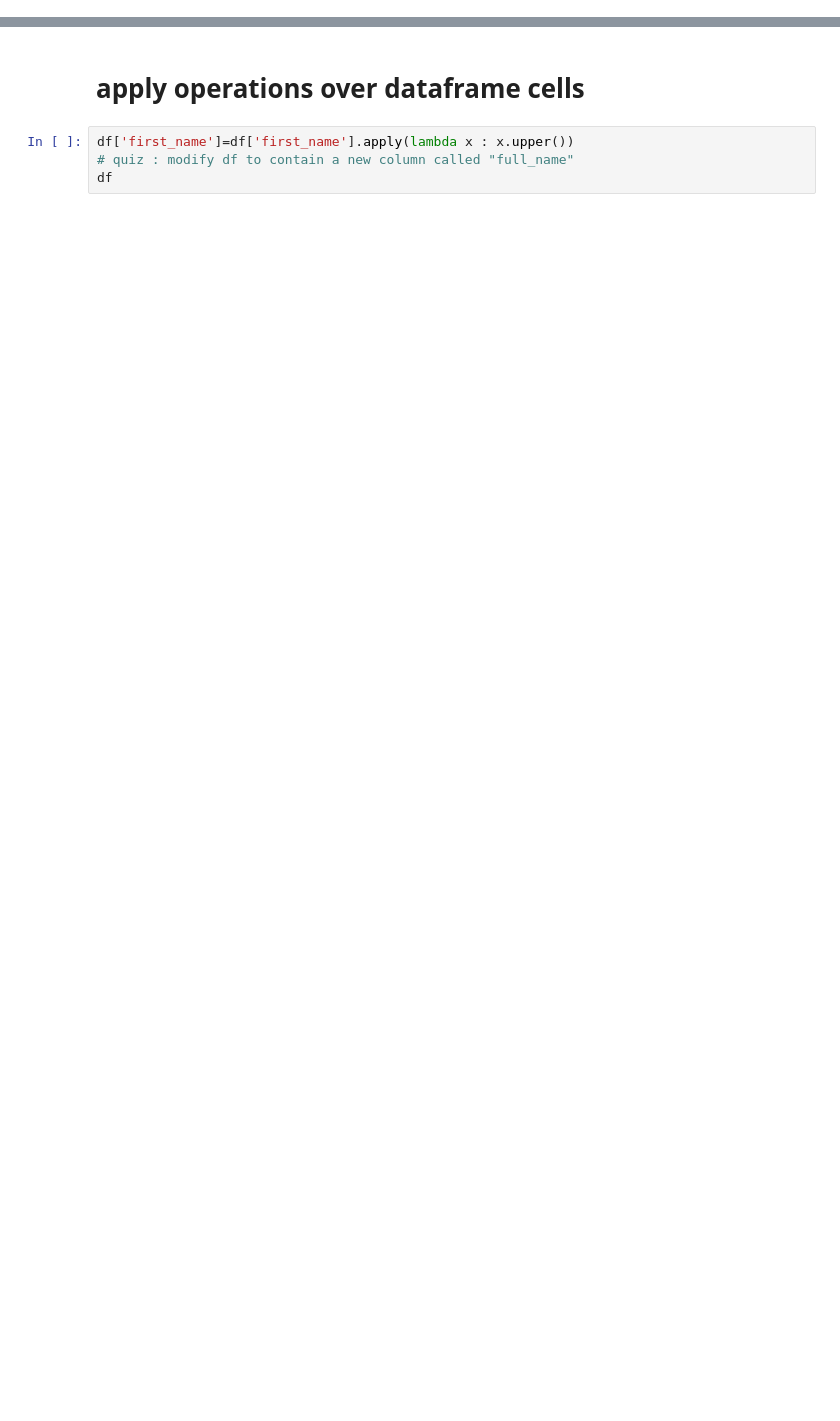
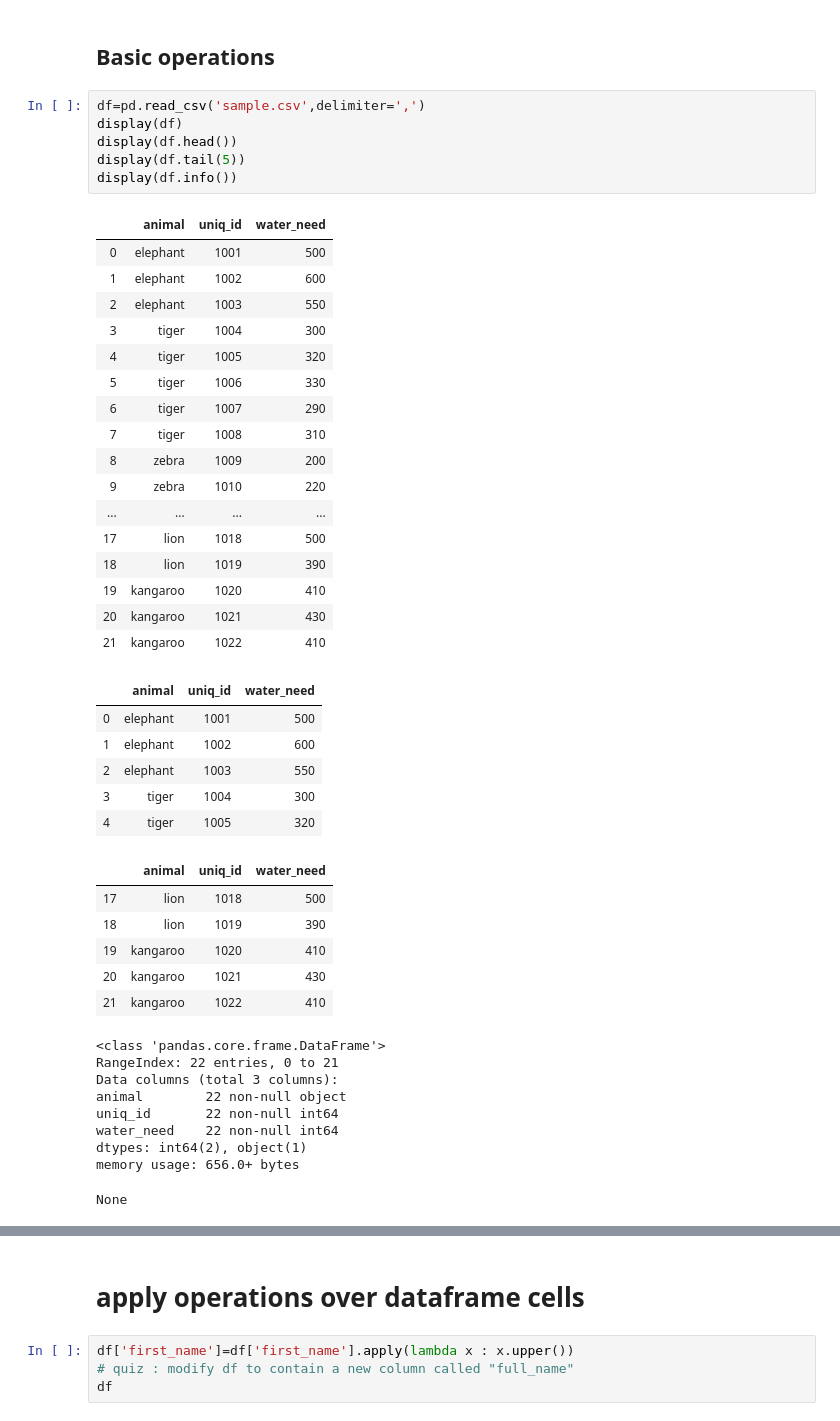
Before and after one commit to Mohamed209/machine-learning-course, a Jupyter notebook: Chapter_1_Data_science_basics/3_Pandas/pandas-tutorial.ipynb, the cells around one changed output, grey strips where cells are left out. Saved outputs shown, nothing was run; the diff lists cells and outputs as text; blank space fills up the shorter version.

Commit message:
added extra pandas examples

```diff
--- a/Chapter_1_Data_science_basics/3_Pandas/pandas-tutorial.ipynb
+++ b/Chapter_1_Data_science_basics/3_Pandas/pandas-tutorial.ipynb
@@ -3,0 +5,47 @@ import numpy as np
+# %% [markdown]
+## Basic operations
+# %%
+df=pd.read_csv('sample.csv',delimiter=',')
+display(df)
+display(df.head())
+display(df.tail(5))
+display(df.info())
+# %% [output]
+|  | animal | uniq_id | water_need |
+| 0 | elephant | 1001 | 500 |
+| 1 | elephant | 1002 | 600 |
+| 2 | elephant | 1003 | 550 |
+| 3 | tiger | 1004 | 300 |
+| 4 | tiger | 1005 | 320 |
+| 5 | tiger | 1006 | 330 |
+| 6 | tiger | 1007 | 290 |
+| 7 | tiger | 1008 | 310 |
+| 8 | zebra | 1009 | 200 |
+| 9 | zebra | 1010 | 220 |
+| ... | ... | ... | ... |
+| 17 | lion | 1018 | 500 |
+| 18 | lion | 1019 | 390 |
+| 19 | kangaroo | 1020 | 410 |
+| 20 | kangaroo | 1021 | 430 |
+| 21 | kangaroo | 1022 | 410 |
+|  | animal | uniq_id | water_need |
+| 0 | elephant | 1001 | 500 |
+| 1 | elephant | 1002 | 600 |
+| 2 | elephant | 1003 | 550 |
+| 3 | tiger | 1004 | 300 |
+| 4 | tiger | 1005 | 320 |
+|  | animal | uniq_id | water_need |
+| 17 | lion | 1018 | 500 |
+| 18 | lion | 1019 | 390 |
+| 19 | kangaroo | 1020 | 410 |
+| 20 | kangaroo | 1021 | 430 |
+| 21 | kangaroo | 1022 | 410 |
+<class 'pandas.core.frame.DataFrame'>
+RangeIndex: 22 entries, 0 to 21
+Data columns (total 3 columns):
+animal        22 non-null object
+uniq_id       22 non-null int64
+water_need    22 non-null int64
+dtypes: int64(2), object(1)
+memory usage: 656.0+ bytes
+None
```
Also changed, not shown: parts of 5 cells of this notebook, 1 other file.
